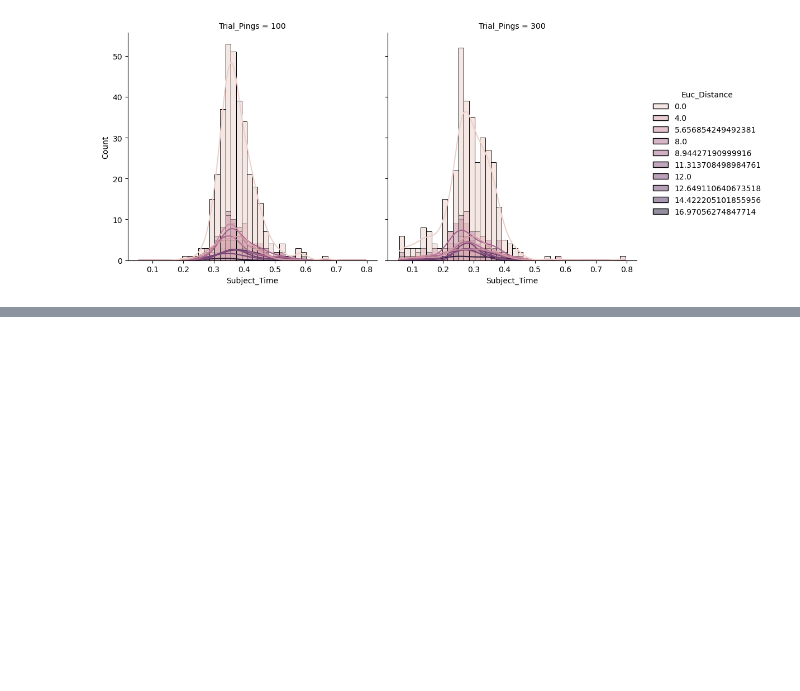
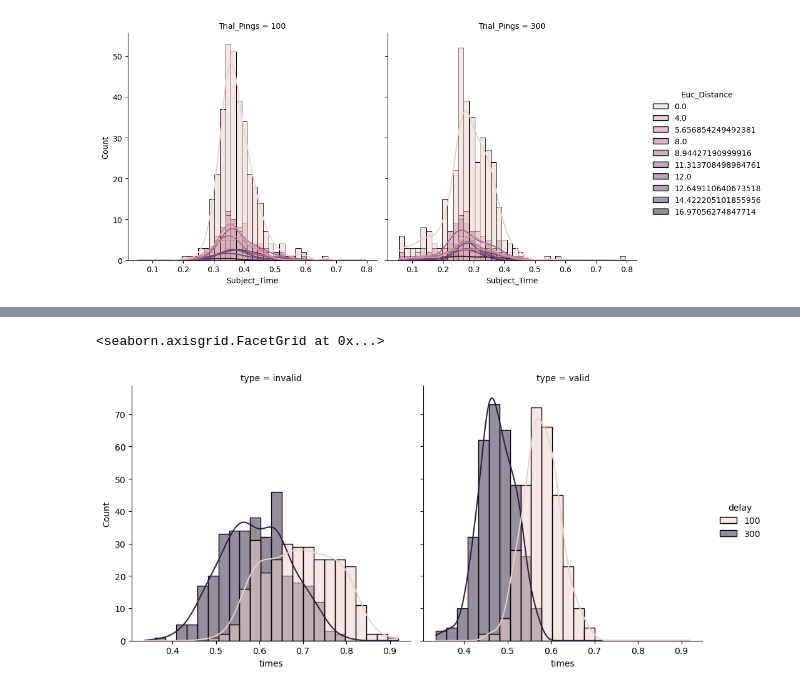
Before and after one commit to kadirberatyildirim/Neuroscience-Projects, a Jupyter notebook: attention_project/analysis.ipynb, the cells around one changed output, grey strips where cells are left out. Saved outputs shown, nothing was run; the diff lists cells and outputs as text; code cells hidden in the pictures; blank space fills up the shorter version.

```diff
--- a/attention_project/analysis.ipynb
+++ b/attention_project/analysis.ipynb
@@ -192,0 +213,5 @@ df.to_csv('KBY_nogrid_1input_10-Nov-2022 13:10:44_session_data.csv')
+# %%
+sns.displot(df, x = 'times', hue = 'delay', col = 'type', kde = True)
+# %% [output]
+<seaborn.axisgrid.FacetGrid at 0x...>
+[figure, added]
```
Also changed, not shown: parts of 28 cells of this notebook, 1 other file.
